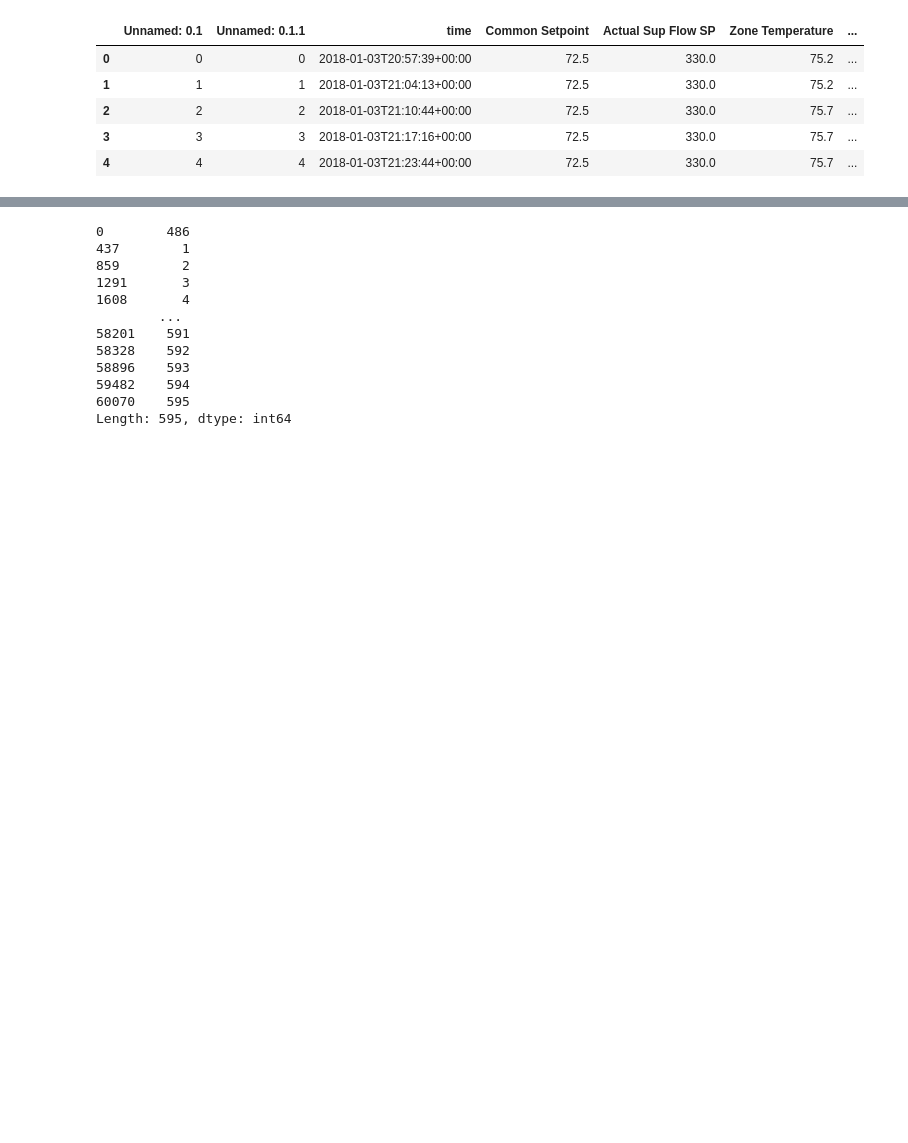
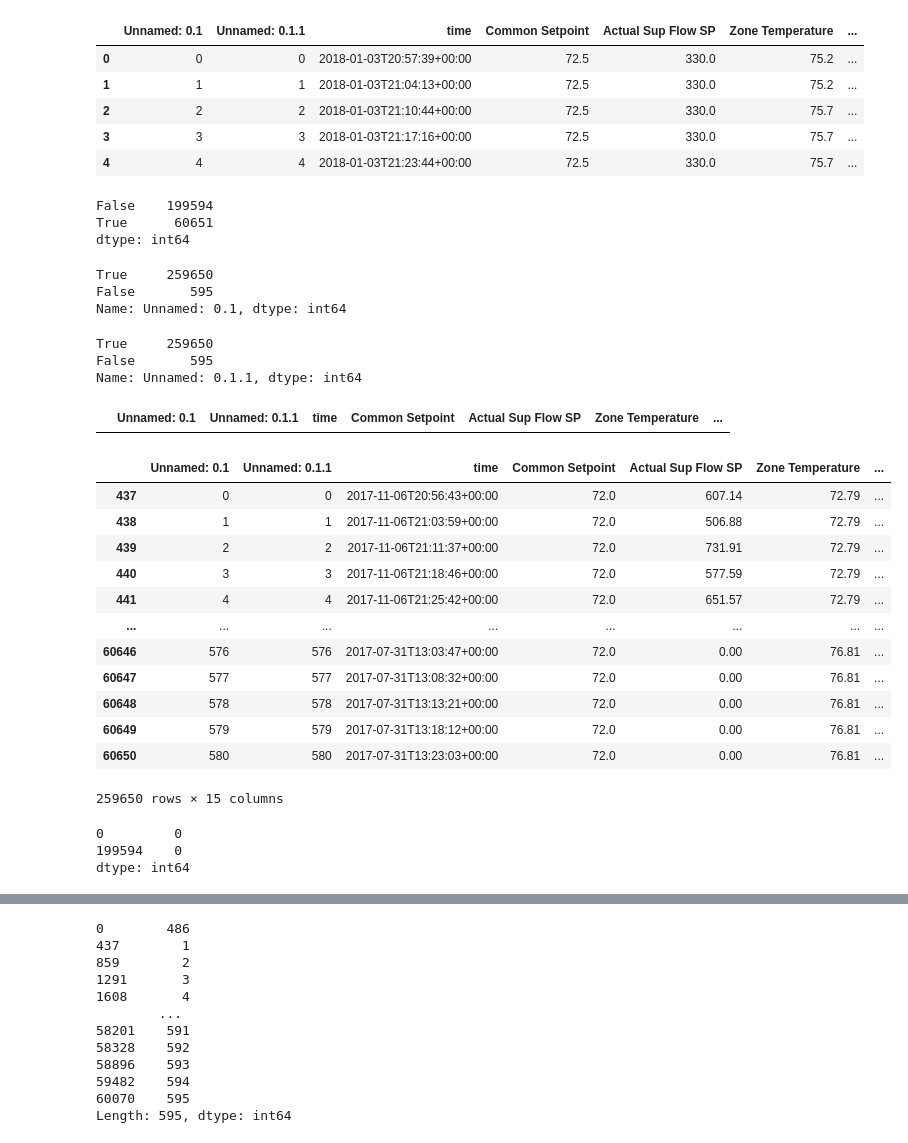
Before and after one commit to ESR76/Capstone-Brick-Modeling, a Jupyter notebook: notebooks/esperanza_development_new.ipynb, the cells around one changed output, grey strips where cells are left out. Saved outputs shown, nothing was run; the diff lists cells and outputs as text; code cells hidden in the pictures; blank space fills up the shorter version.

```diff
--- a/notebooks/esperanza_development_new.ipynb
+++ b/notebooks/esperanza_development_new.ipynb
@@ -50,3 +46,41 @@ floor_2.head(5)
 | 2 | 2 | 2 | 2018-01-03T21:10:44+00:00 | 72.5 | 330.0 | 75.7 | ... |
 | 3 | 3 | 3 | 2018-01-03T21:17:16+00:00 | 72.5 | 330.0 | 75.7 | ... |
 | 4 | 4 | 4 | 2018-01-03T21:23:44+00:00 | 72.5 | 330.0 | 75.7 | ... |
+# %%
+pd.Series(floor_2.index).duplicated().value_counts()
+# %% [output]
+False    199594
+True      60651
+dtype: int64
+# %%
+floor_2['Unnamed: 0.1'].duplicated().value_counts()
+# %% [output]
+True     259650
+False       595
+Name: Unnamed: 0.1, dtype: int64
+# %%
+floor_2['Unnamed: 0.1.1'].duplicated().value_counts()
+# %% [output]
+True     259650
+False       595
+Name: Unnamed: 0.1.1, dtype: int64
+# %%
+floor_2.loc[floor_2.duplicated()]
+# %% [output]
+|  | Unnamed: 0.1 | Unnamed: 0.1.1 | time | Common Setpoint | Actual Sup Flow SP | Zone Temperature | ... |
+# %%
+floor_2.loc[floor_2['Unnamed: 0.1'].duplicated()]
+# %% [output]
+|  | Unnamed: 0.1 | Unnamed: 0.1.1 | time | Common Setpoint | Actual Sup Flow SP | Zone Temperature | ... |
+| 437 | 0 | 0 | 2017-11-06T20:56:43+00:00 | 72.0 | 607.14 | 72.79 | ... |
+| 438 | 1 | 1 | 2017-11-06T21:03:59+00:00 | 72.0 | 506.88 | 72.79 | ... |
+| 439 | 2 | 2 | 2017-11-06T21:11:37+00:00 | 72.0 | 731.91 | 72.79 | ... |
+| 440 | 3 | 3 | 2017-11-06T21:18:46+00:00 | 72.0 | 577.59 | 72.79 | ... |
+| 441 | 4 | 4 | 2017-11-06T21:25:42+00:00 | 72.0 | 651.57 | 72.79 | ... |
+| ... | ... | ... | ... | ... | ... | ... | ... |
+| 60646 | 576 | 576 | 2017-07-31T13:03:47+00:00 | 72.0 | 0.00 | 76.81 | ... |
+| 60647 | 577 | 577 | 2017-07-31T13:08:32+00:00 | 72.0 | 0.00 | 76.81 | ... |
+| 60648 | 578 | 578 | 2017-07-31T13:13:21+00:00 | 72.0 | 0.00 | 76.81 | ... |
+| 60649 | 579 | 579 | 2017-07-31T13:18:12+00:00 | 72.0 | 0.00 | 76.81 | ... |
+| 60650 | 580 | 580 | 2017-07-31T13:23:03+00:00 | 72.0 | 0.00 | 76.81 | ... |
+259650 rows × 15 columns
@@ -52,0 +89,6 @@ floor_2.head(5)
+# %%
+ind_series[ind_series == 0]
+# %% [output]
+0         0
+199594    0
+dtype: int64
```
Also changed, not shown: parts of 132 cells of this notebook.
